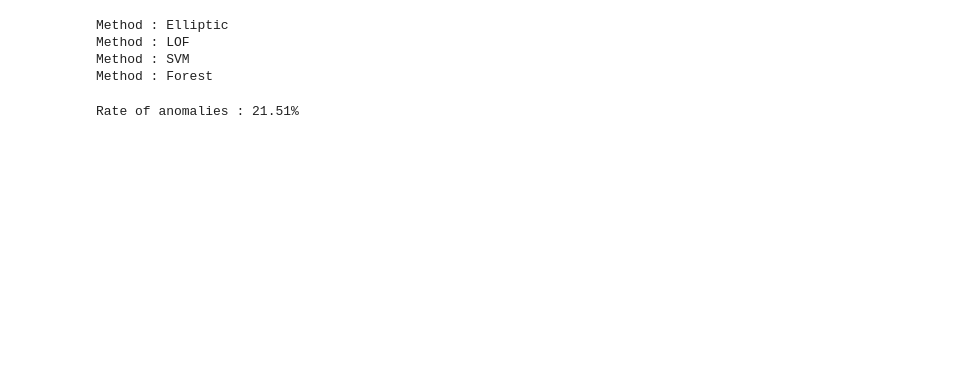
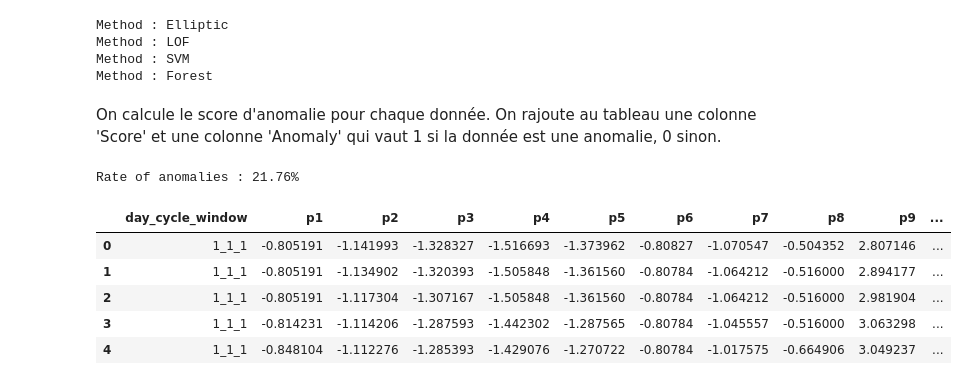
Before and after one commit to cdrutinus/ml-class-anomaly-detection, a Jupyter notebook: BE Plane's Windows.ipynb, the cells around one changed output. Cells and saved outputs as stored; diff of their text form; code cells hidden in the pictures; blank space fills up the shorter version.

```diff
--- a/BE Plane's Windows.ipynb
+++ b/BE Plane's Windows.ipynb
@@ -231,17 +233,29 @@ Method : Elliptic
 Method : LOF
 Method : SVM
 Method : Forest
+# %% [markdown]
+On calcule le score d'anomalie pour chaque donnée. On rajoute au tableau une colonne 'Score' et une colonne 'Anomaly' qui vaut 1 si la donnée est une anomalie, 0 sinon.
 # %%
-def score (predictions, i):
+def score(predictions, i):
     score = 0
     for j in range(len(predictions)):
         if predictions[j][i] == -1:
             score += 1
     return score
 
 data_scores = [score(predictions, i) for i in range(len(predictions[0]))]
 print("Rate of anomalies : {}%".format(round(np.count_nonzero(data_scores)/len(data_scores)*100,2)))
 
 data["Score"] = data_scores
+
+data["Anomaly"] = [data["Score"][i] > 1 for i in range(len(predictions[0]))]
+
+data.head()
 # %% [output]
-Rate of anomalies : 21.51%
+Rate of anomalies : 21.76%
+|  | day_cycle_window | p1 | p2 | p3 | p4 | p5 | p6 | p7 | p8 | p9 | ... |
+| 0 | 1_1_1 | -0.805191 | -1.141993 | -1.328327 | -1.516693 | -1.373962 | -0.80827 | -1.070547 | -0.504352 | 2.807146 | ... |
+| 1 | 1_1_1 | -0.805191 | -1.134902 | -1.320393 | -1.505848 | -1.361560 | -0.80784 | -1.064212 | -0.516000 | 2.894177 | ... |
+| 2 | 1_1_1 | -0.805191 | -1.117304 | -1.307167 | -1.505848 | -1.361560 | -0.80784 | -1.064212 | -0.516000 | 2.981904 | ... |
+| 3 | 1_1_1 | -0.814231 | -1.114206 | -1.287593 | -1.442302 | -1.287565 | -0.80784 | -1.045557 | -0.516000 | 3.063298 | ... |
+| 4 | 1_1_1 | -0.848104 | -1.112276 | -1.285393 | -1.429076 | -1.270722 | -0.80784 | -1.017575 | -0.664906 | 3.049237 | ... |
```
Also changed, not shown: parts of 13 cells of this notebook.
